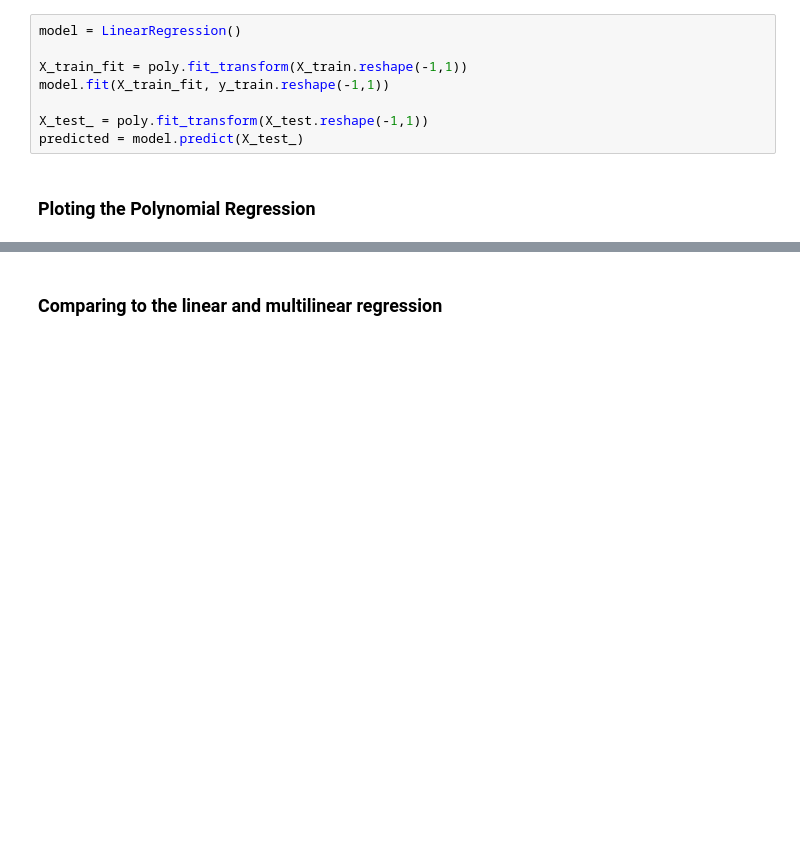
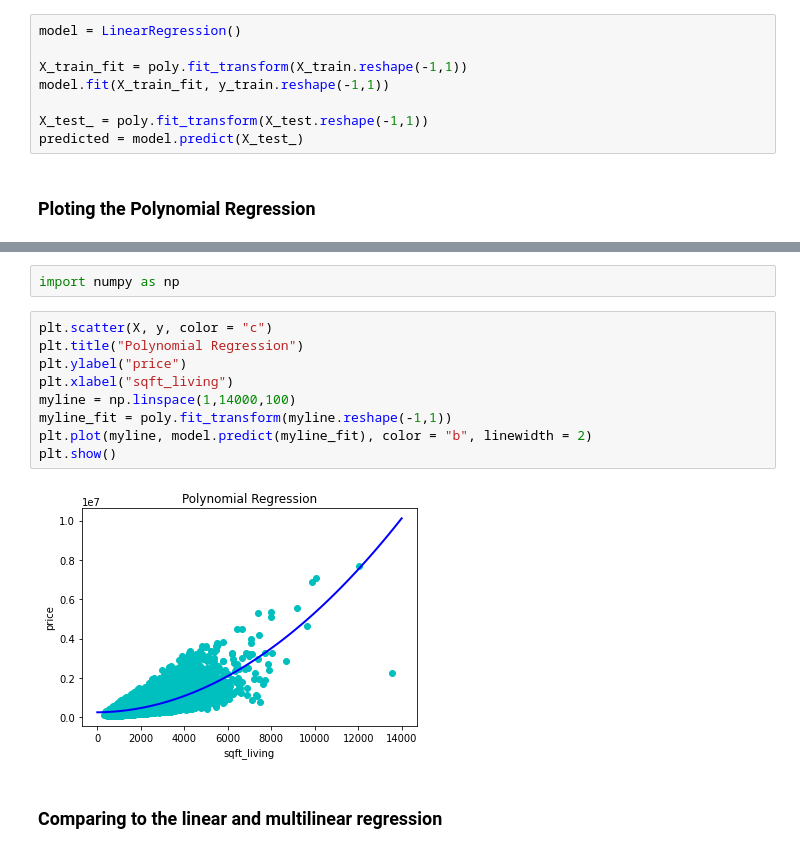
Before and after one commit to abdelhakBenamirouche/SIC, a Jupyter notebook: Regression_Checkpoint_Abdelhak.ipynb, the cells around one changed output, grey strips where cells are left out. Drawn from its saved outputs; the diff is of its cells as text; blank space fills up the shorter version.

```diff
--- a/Regression_Checkpoint_Abdelhak.ipynb
+++ b/Regression_Checkpoint_Abdelhak.ipynb
@@ -256,3 +251,16 @@ plt.show()
+# %%
+import numpy as np
+# %%
+plt.scatter(X, y, color = "c")
+plt.title("Polynomial Regression")
+plt.ylabel("price")
+plt.xlabel("sqft_living")
+myline = np.linspace(1,14000,100)
+myline_fit = poly.fit_transform(myline.reshape(-1,1))
+plt.plot(myline, model.predict(myline_fit), color = "b", linewidth = 2)
+plt.show()
+# %% [output]
+[figure, added]
 # %% [markdown]
 ### Comparing to the linear and multilinear regression
 # %%
```
Also changed, not shown: parts of 4 cells of this notebook.
